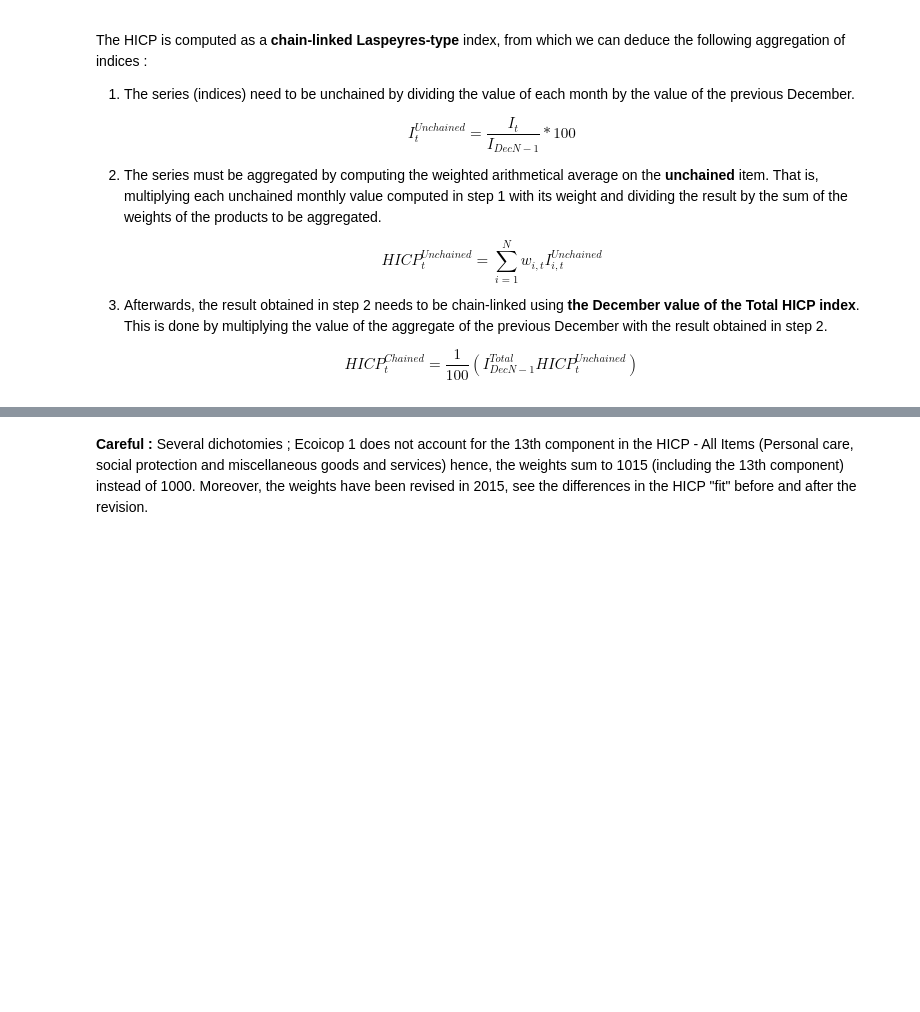
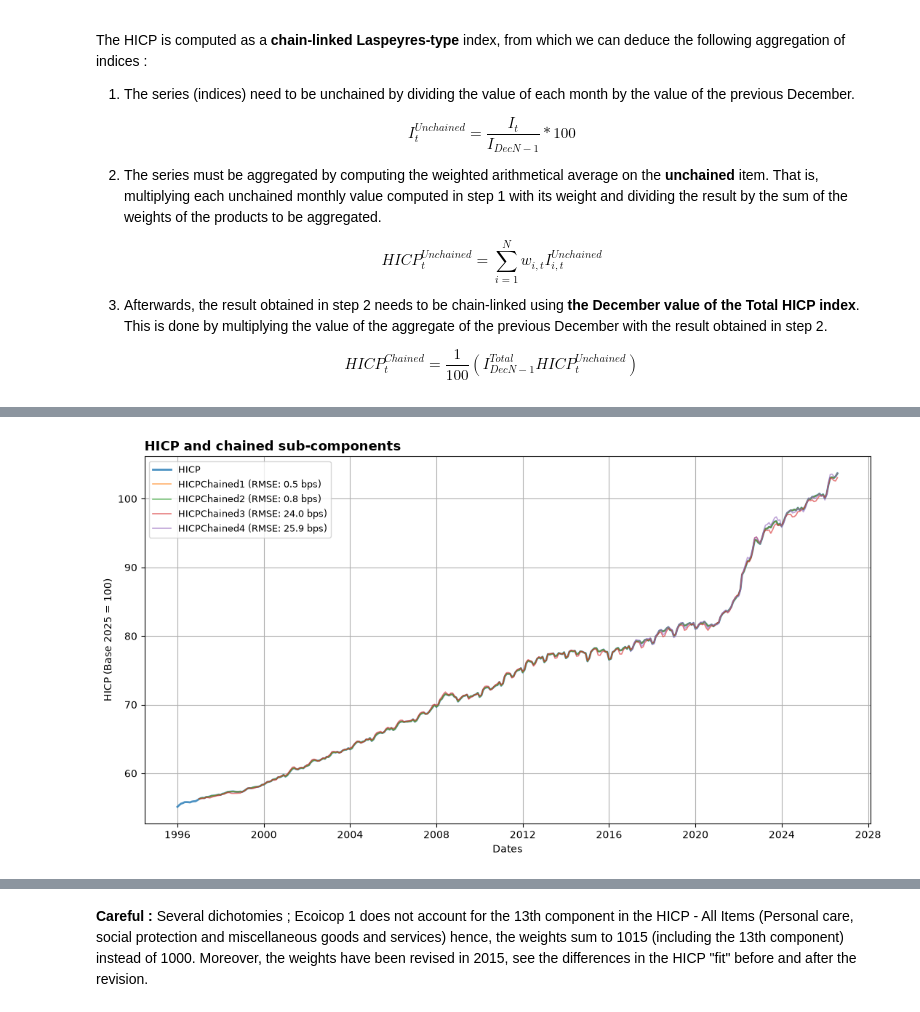
Before and after one commit to Lea-Gosselin/ismi-index, a Jupyter notebook: dataEA.ipynb, the cells around one changed output, grey strips where cells are left out. Cells and saved outputs as stored; diff of their text form; code cells hidden in the pictures; blank space fills up the shorter version.

```diff
--- a/dataEA.ipynb
+++ b/dataEA.ipynb
@@ -533 +566,42 @@ Length: 368, dtype: float64
+# %%
+# RMSE in basis points
+bpsRMSEs = RMSEs * 100
+
+fig, ax = plt.subplots(figsize=(11, 6))
+xAxis = ChainedResized.index
+
+# HICP
+ax.plot(
+    xAxis,
+    ChainedResized["INX"],
+    lw=2,
+    alpha=0.8,
+    label="HICP"
+)
+
+# All chained series
+for col in ChainedResized.columns[1:]:
+    ax.plot(
+        xAxis,
+        ChainedResized[col],
+        lw=1.2,
+        alpha=0.6,
+        label=f"{col} (RMSE: {bpsRMSEs[col]:.1f} bps)"
+    )
+
+ax.set_title(
+    "HICP and chained sub-components",
+    fontsize=13,
+    fontweight="bold",
+    loc="left"
+)
+
+ax.set_xlabel("Dates")
+ax.set_ylabel("HICP (Base 2025 = 100)")
+ax.legend(loc="best", fontsize=9)
+ax.grid()
+plt.tight_layout()
+plt.show()
+# %% [output]
+[figure, added]
 # %%
```
Also changed, not shown: parts of 26 cells of this notebook, 2 other files.
